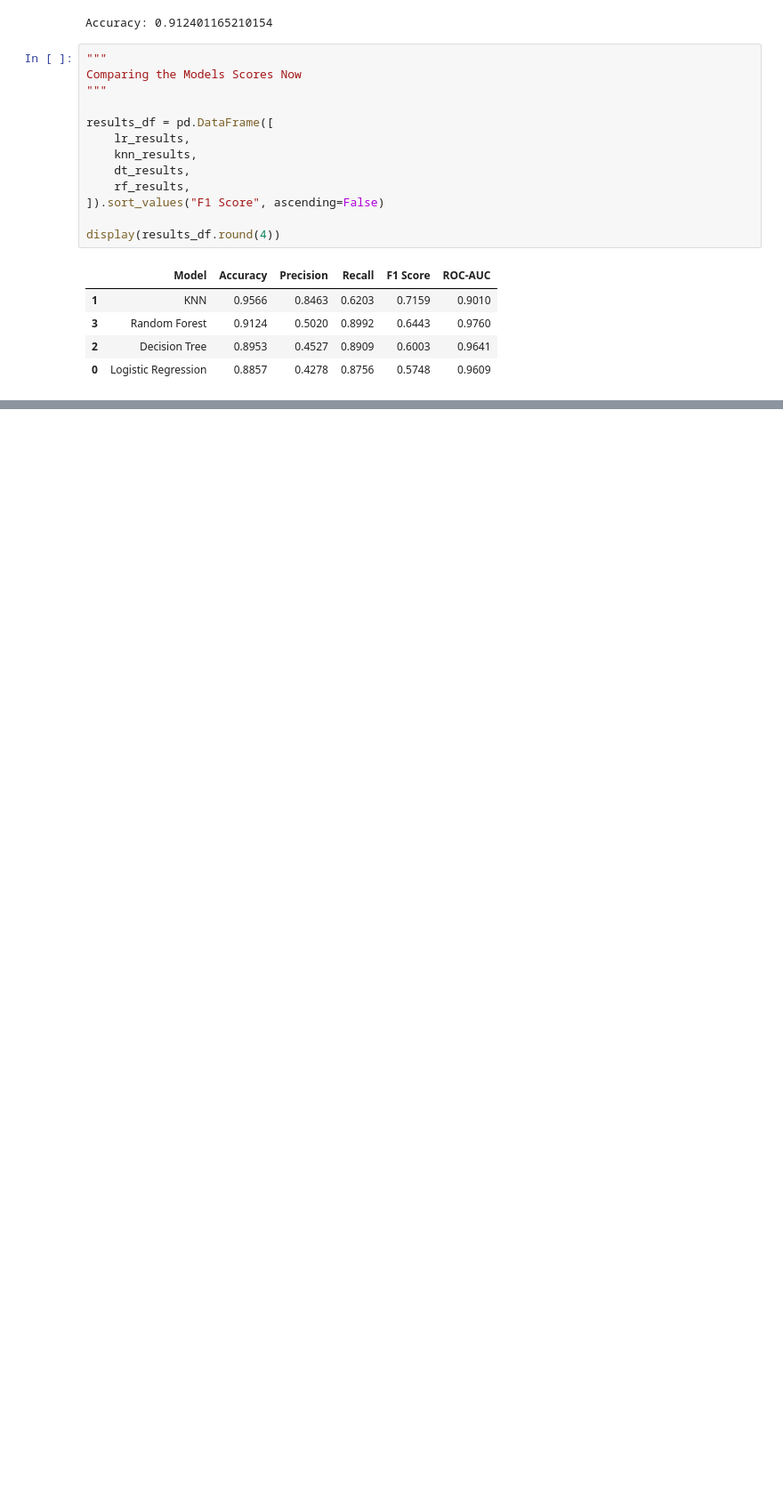
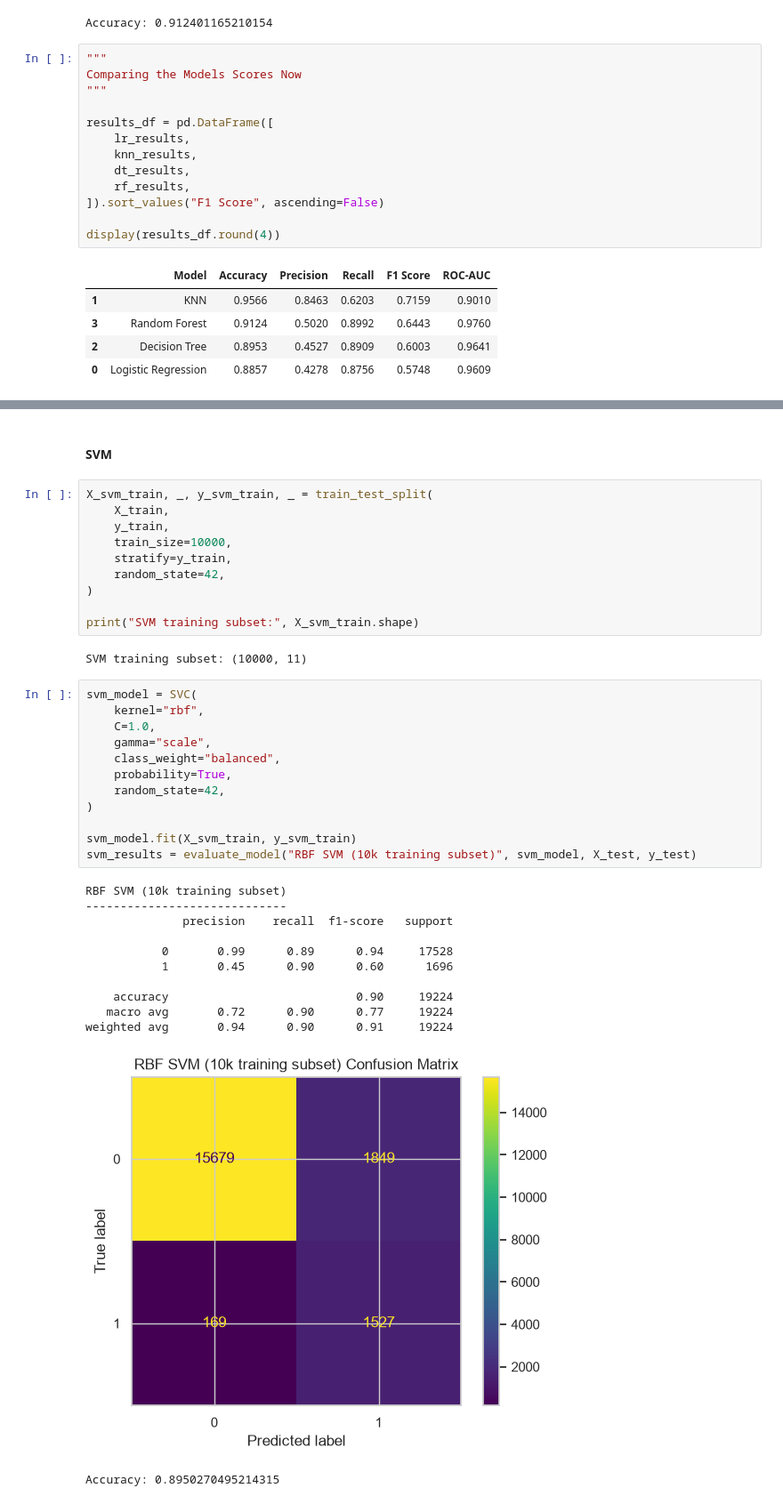
Before and after one commit to YashedBin/ML_DIABETES_RISK_PREDICTOR, a Jupyter notebook: notebook.ipynb, the cells around one changed output, grey strips where cells are left out. Shown at 89% size. Drawn from its saved outputs; the diff is of its cells as text; blank space fills up the shorter version.

```diff
--- a/notebook.ipynb
+++ b/notebook.ipynb
@@ -560,0 +655,39 @@ display(results_df.round(4))
+# %% [markdown]
+#### SVM
+# %%
+X_svm_train, _, y_svm_train, _ = train_test_split(
+    X_train,
+    y_train,
+    train_size=10000,
+    stratify=y_train,
+    random_state=42,
+)
+
+print("SVM training subset:", X_svm_train.shape)
+# %% [output]
+SVM training subset: (10000, 11)
+# %%
+svm_model = SVC(
+    kernel="rbf",
+    C=1.0,
+    gamma="scale",
+    class_weight="balanced",
+    probability=True,
+    random_state=42,
+)
+
+svm_model.fit(X_svm_train, y_svm_train)
+svm_results = evaluate_model("RBF SVM (10k training subset)", svm_model, X_test, y_test)
+# %% [output]
+RBF SVM (10k training subset)
+-----------------------------
+              precision    recall  f1-score   support
+
+           0       0.99      0.89      0.94     17528
+           1       0.45      0.90      0.60      1696
+
+    accuracy                           0.90     19224
+   macro avg       0.72      0.90      0.77     19224
+weighted avg       0.94      0.90      0.91     19224
+[figure, added]
+Accuracy: 0.8950270495214315
```
Also changed, not shown: parts of 14 cells of this notebook, 6 other files.
